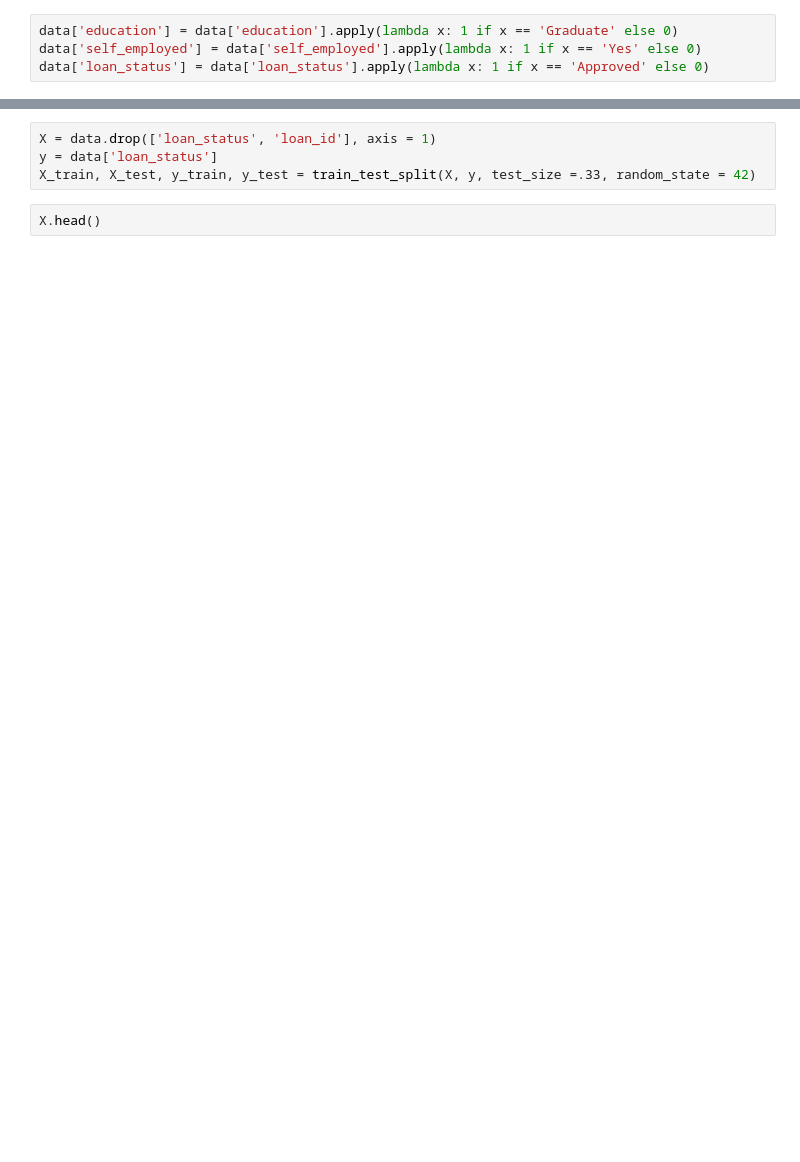
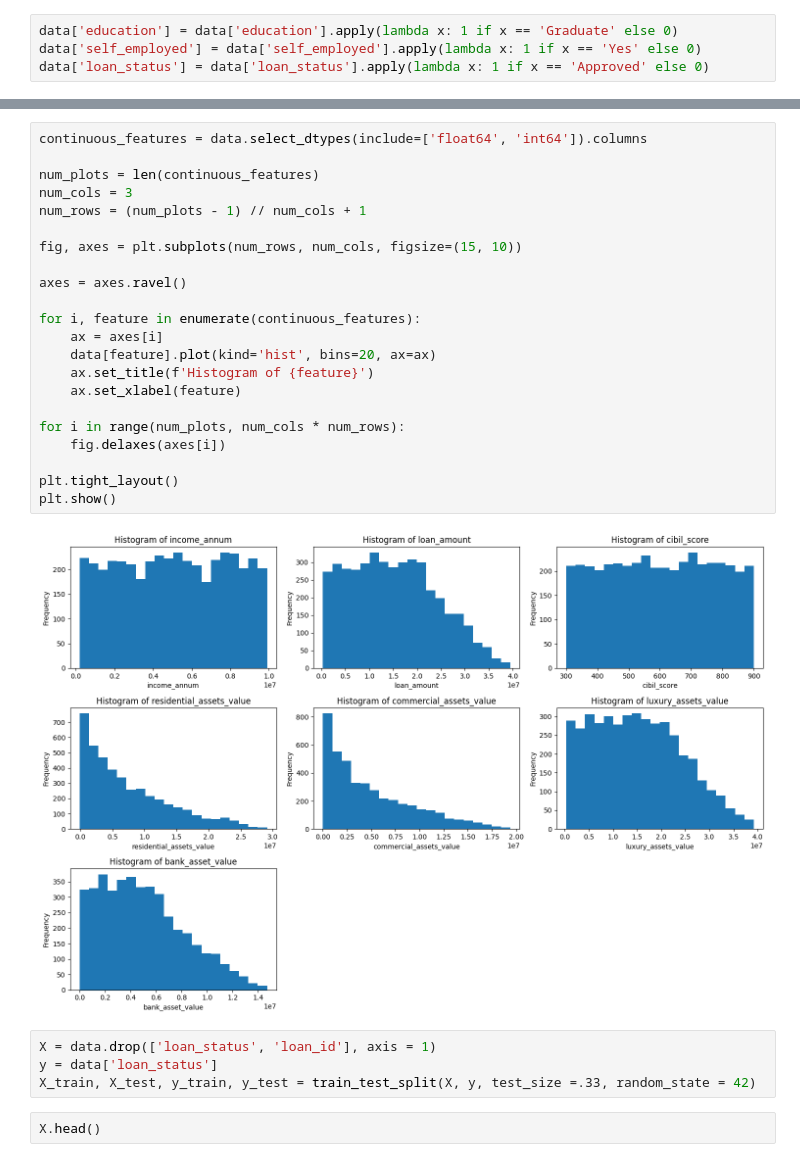
Before and after one commit to ayliniremkara/loan_approval_prediction, a Jupyter notebook: ml_development.ipynb, the cells around one changed output, grey strips where cells are left out. Drawn from its saved outputs; the diff is of its cells as text; blank space fills up the shorter version.

```diff
--- a/ml_development.ipynb
+++ b/ml_development.ipynb
@@ -36,3 +100,27 @@ print(f' Number of duplicate values : {data.duplicated().sum()}')
+# %%
+continuous_features = data.select_dtypes(include=['float64', 'int64']).columns
+
+num_plots = len(continuous_features)
+num_cols = 3
+num_rows = (num_plots - 1) // num_cols + 1
+
+fig, axes = plt.subplots(num_rows, num_cols, figsize=(15, 10))
+
+axes = axes.ravel()
+
+for i, feature in enumerate(continuous_features):
+    ax = axes[i]
+    data[feature].plot(kind='hist', bins=20, ax=ax)
+    ax.set_title(f'Histogram of {feature}')
+    ax.set_xlabel(feature)
+
+for i in range(num_plots, num_cols * num_rows):
+    fig.delaxes(axes[i])
+
+plt.tight_layout()
+plt.show()
+# %% [output]
+[figure, added]
 # %%
 X = data.drop(['loan_status', 'loan_id'], axis = 1)
 y = data['loan_status']
```
Also changed, not shown: parts of 20 cells of this notebook, 2 other files.
